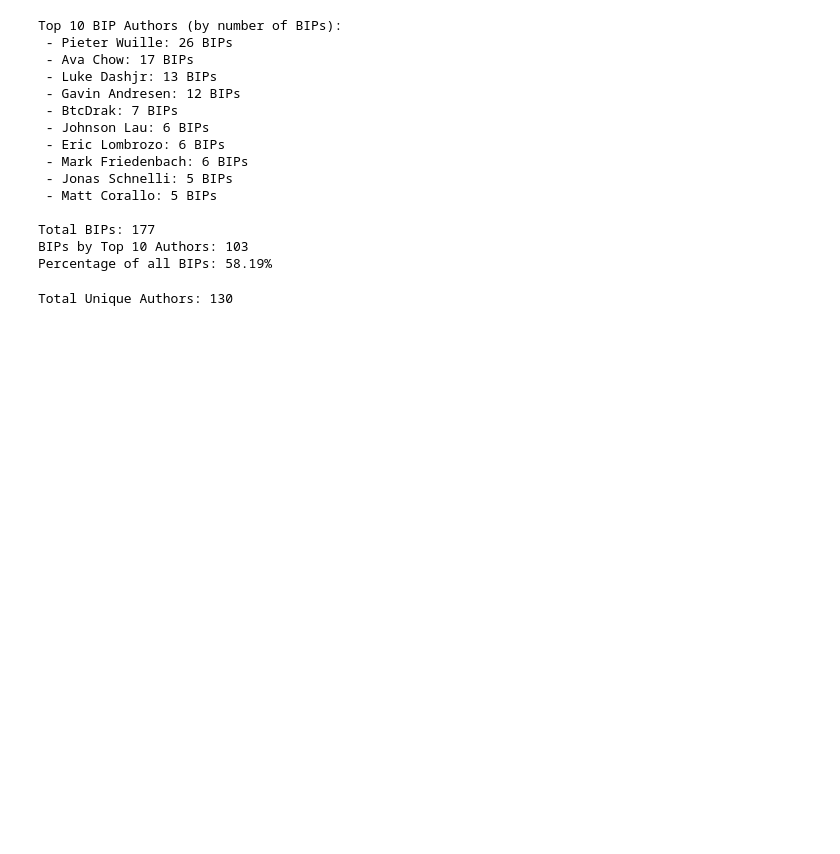
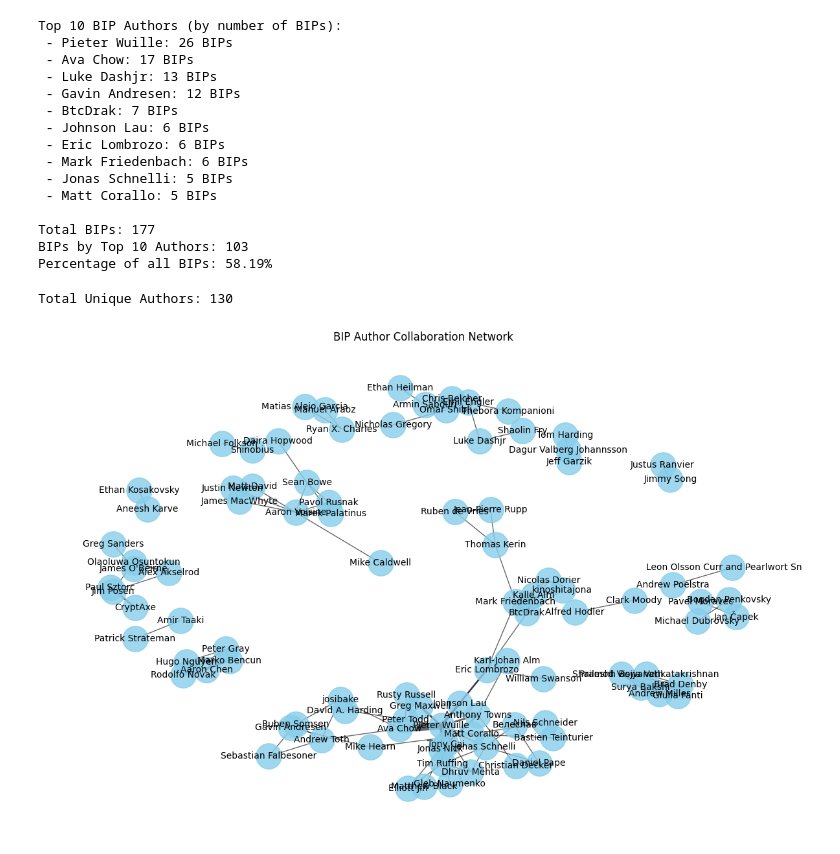
Before and after one commit to SEG-UNIBE/cdv-explorer, a Jupyter notebook: Research_questions/RQ1/RQ1_notebook.ipynb, the cells around one changed output. Drawn from its saved outputs; the diff is of its cells as text; code cells hidden in the pictures; blank space fills up the shorter version.

```diff
--- a/Research_questions/RQ1/RQ1_notebook.ipynb
+++ b/Research_questions/RQ1/RQ1_notebook.ipynb
@@ -183,3 +183,49 @@ num_unique_authors = len(unique_authors)
 print(f"\nTotal Unique Authors: {num_unique_authors}")
 # %% [output]
 Total Unique Authors: 130
+# %%
+import networkx as nx
+from itertools import combinations
+from collections import defaultdict
+import matplotlib.pyplot as plt
+
+def build_collaboration_network(data):
+    G = nx.Graph()  # Undirected graph
+
+    coauthor_counts = defaultdict(int)
+
+    for bip in data['nodes']:
+        authors = bip.get('author', [])
+        if isinstance(authors, list) and len(authors) > 1:
+            # Clean author names (strip email)
+            clean_authors = [a.split('<')[0].strip() for a in authors]
+            for a1, a2 in combinations(clean_authors, 2):
+                # Sort to avoid (a,b) and (b,a) as separate pairs
+                key = tuple(sorted([a1, a2]))
+                coauthor_counts[key] += 1
+
+    # Add nodes and edges
+    for (a1, a2), weight in coauthor_counts.items():
+        G.add_edge(a1, a2, weight=weight)
+
+    return G
+# %%
+def draw_collaboration_network(G):
+    plt.figure(figsize=(12, 8))
+
+    pos = nx.spring_layout(G, k=0.5, iterations=100, seed=42)
+    weights = [G[u][v]['weight'] for u, v in G.edges]
+
+    nx.draw_networkx_nodes(G, pos, node_color='skyblue', node_size=800, alpha=0.8)
+    nx.draw_networkx_edges(G, pos, width=weights, alpha=0.6)
+    nx.draw_networkx_labels(G, pos, font_size=10)
+
+    plt.title("BIP Author Collaboration Network")
+    plt.axis('off')
+    plt.tight_layout()
+    plt.show()
+# %%
+G_collab = build_collaboration_network(data)
+draw_collaboration_network(G_collab)
+# %% [output]
+[figure, added]
```
Also changed, not shown: parts of 7 cells of this notebook, 2 other files.
